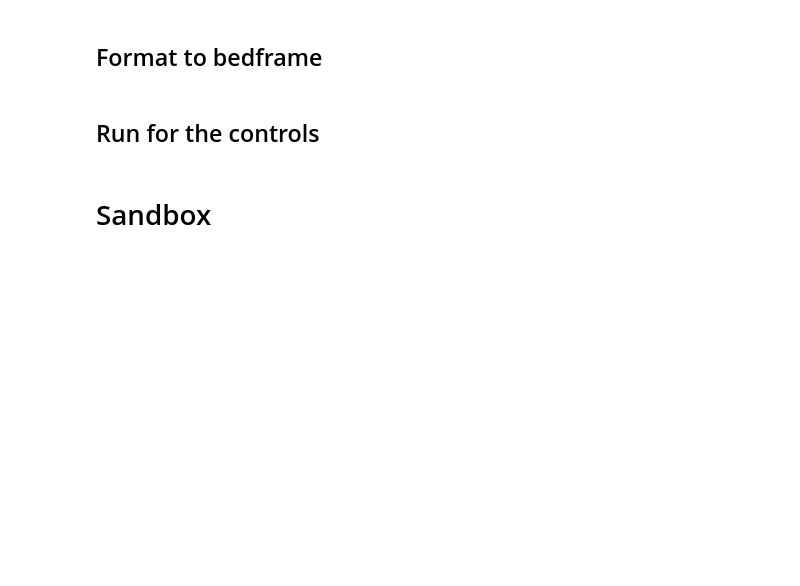
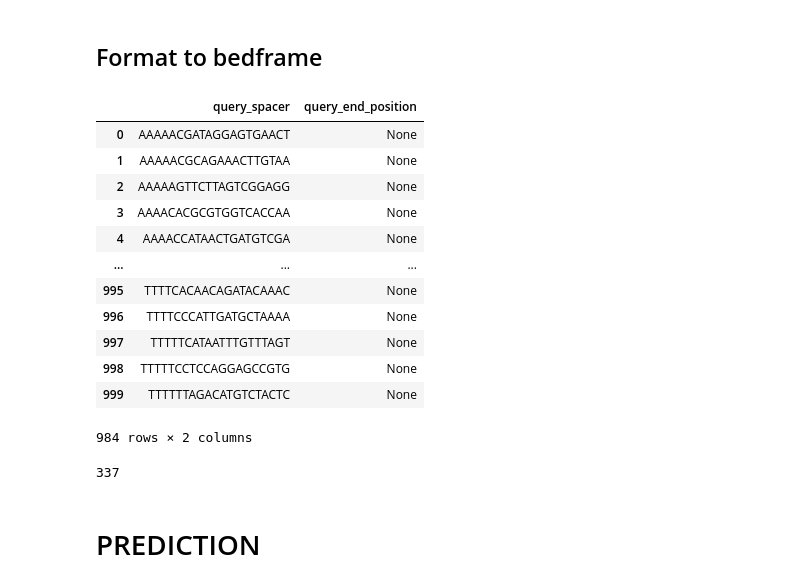
Before and after one commit to gutiloluis/lag_paulsson-lab, a Jupyter notebook: library_design/2024-03-15_Bacillus_CRISPRi_Library/2024-03-20_generate_sgrnas.ipynb, the cells around one changed output. Saved outputs shown, nothing was run; the diff lists cells and outputs as text; code cells hidden in the pictures; blank space fills up the shorter version.

```diff
--- a/library_design/2024-03-15_Bacillus_CRISPRi_Library/2024-03-20_generate_sgrnas.ipynb
+++ b/library_design/2024-03-15_Bacillus_CRISPRi_Library/2024-03-20_generate_sgrnas.ipynb
@@ -207,3 +210 @@ bioframe.overlap(df1 = df_seeds, df2 = df_genes, suffixes=('_seeds', '_genes'),
-# %% [markdown]
-## Run for the controls
 # %%
@@ -256,0 +236,7 @@ df2[(df2['n_targets'] == 0) & (df2['relative_fitness_mean'] > 0.9)]
+# %%
+df_query_spacers = (df_controls
+    .loc[:, ['mismatch_sgrna']]
+    .rename(columns={'mismatch_sgrna': 'query_spacer'})
+    .assign(query_end_position = None)
+)
+# Change name to query_spacer
@@ -256,0 +262,20 @@ df2[(df2['n_targets'] == 0) & (df2['relative_fitness_mean'] > 0.9)]
+# %%
+df_query_spacers
+# %% [output]
+|  | query_spacer | query_end_position |
+| 0 | AAAAACGATAGGAGTGAACT | None |
+| 1 | AAAAACGCAGAAACTTGTAA | None |
+| 2 | AAAAAGTTCTTAGTCGGAGG | None |
+| 3 | AAAACACGCGTGGTCACCAA | None |
+| 4 | AAAACCATAACTGATGTCGA | None |
+| ... | ... | ... |
+| 995 | TTTTCACAACAGATACAAAC | None |
+| 996 | TTTTCCCATTGATGCTAAAA | None |
+| 997 | TTTTTCATAATTTGTTTAGT | None |
+| 998 | TTTTTCCTCCAGGAGCCGTG | None |
+| 999 | TTTTTTAGACATGTCTACTC | None |
+984 rows × 2 columns
+# %%
+df_query_spacers.merge(df2, left_index=True, right_on='query_index_seed', how='left')['seed_start_seed'].isna().sum()
+# %% [output]
+337
@@ -257,2 +286,2 @@ df2[(df2['n_targets'] == 0) & (df2['relative_fitness_mean'] > 0.9)]
 # %% [markdown]
-# Sandbox
+# PREDICTION
```
Also changed, not shown: parts of 33 cells of this notebook.
